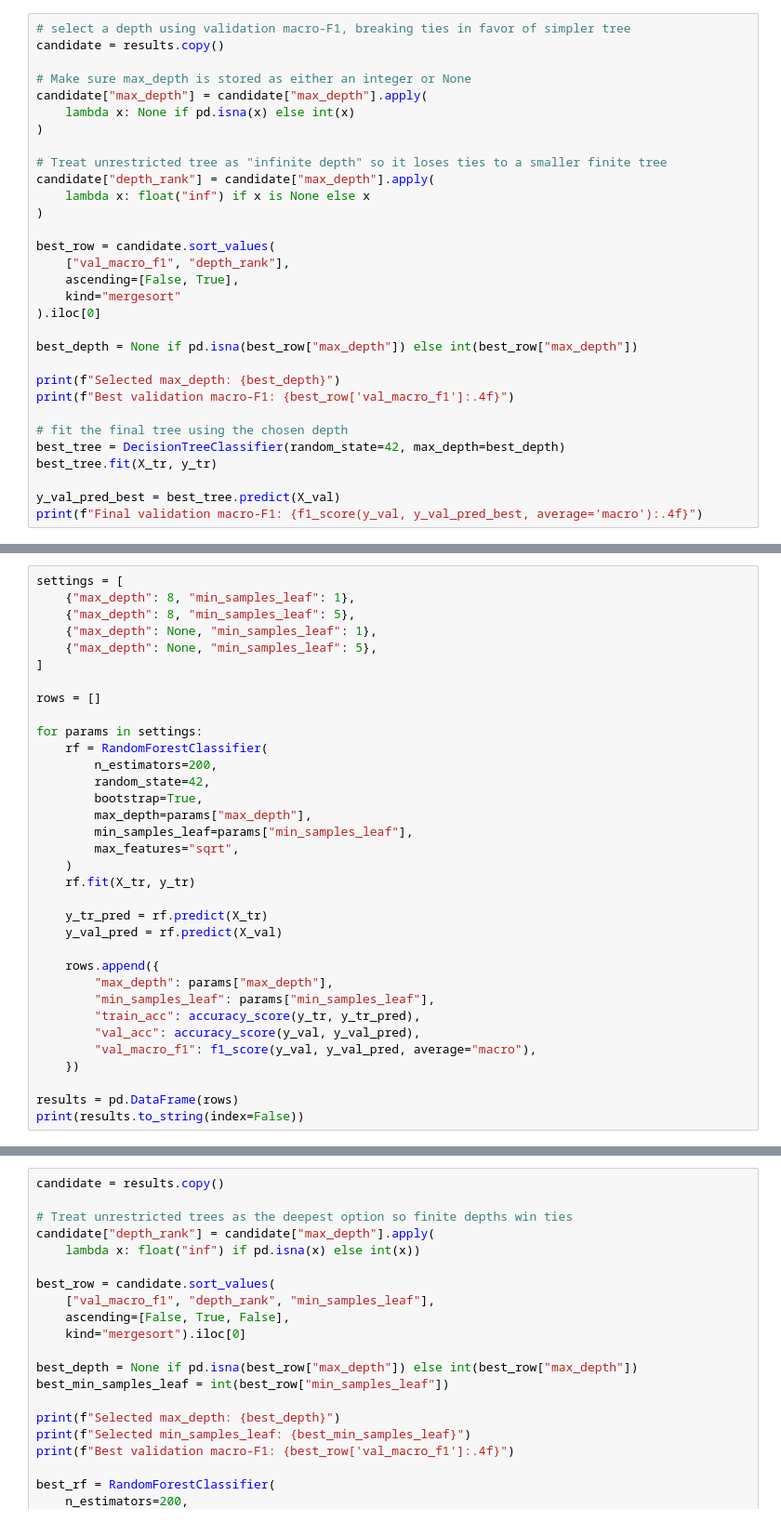
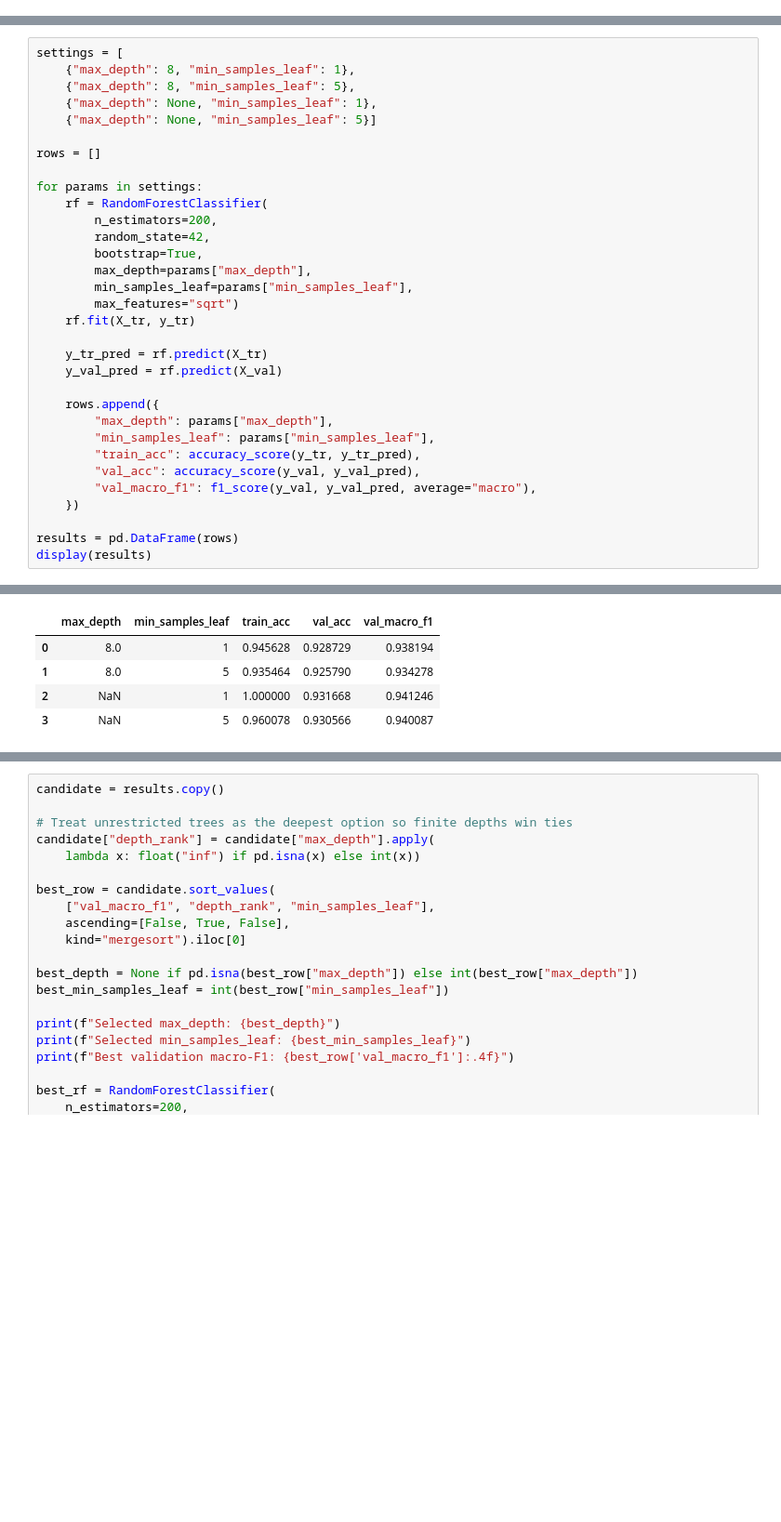
Before and after one commit to codettlaff/CPTS_575, a Jupyter notebook: assignment4/bean.ipynb, the cells around one changed output, grey strips where cells are left out. Shown at 93% size. Drawn from its saved outputs; the diff is of its cells as text; blank space fills up the shorter version.

```diff
--- a/assignment4/bean.ipynb
+++ b/assignment4/bean.ipynb
@@ -131,31 +200,0 @@ The plot shows that as `max_depth` increases, training accuracy keeps rising, bu
-# %%
-# select a depth using validation macro-F1, breaking ties in favor of simpler tree
-candidate = results.copy()
-
-# Make sure max_depth is stored as either an integer or None
-candidate["max_depth"] = candidate["max_depth"].apply(
-    lambda x: None if pd.isna(x) else int(x)
-)
-
-# Treat unrestricted tree as "infinite depth" so it loses ties to a smaller finite tree
-candidate["depth_rank"] = candidate["max_depth"].apply(
-    lambda x: float("inf") if x is None else x
-)
-
-best_row = candidate.sort_values(
-    ["val_macro_f1", "depth_rank"],
-    ascending=[False, True],
-    kind="mergesort"
-).iloc[0]
-
-best_depth = None if pd.isna(best_row["max_depth"]) else int(best_row["max_depth"])
-
-print(f"Selected max_depth: {best_depth}")
-print(f"Best validation macro-F1: {best_row['val_macro_f1']:.4f}")
-
-# fit the final tree using the chosen depth
-best_tree = DecisionTreeClassifier(random_state=42, max_depth=best_depth)
-best_tree.fit(X_tr, y_tr)
-
-y_val_pred_best = best_tree.predict(X_val)
-print(f"Final validation macro-F1: {f1_score(y_val, y_val_pred_best, average='macro'):.4f}")
@@ -172,8 +212,7 @@ settings = [
     {"max_depth": 8, "min_samples_leaf": 1},
     {"max_depth": 8, "min_samples_leaf": 5},
     {"max_depth": None, "min_samples_leaf": 1},
-    {"max_depth": None, "min_samples_leaf": 5},
-]
+    {"max_depth": None, "min_samples_leaf": 5}]
 
 rows = []
 
@@ -184,8 +223,7 @@ for params in settings:
         bootstrap=True,
         max_depth=params["max_depth"],
         min_samples_leaf=params["min_samples_leaf"],
-        max_features="sqrt",
-    )
+        max_features="sqrt")
     rf.fit(X_tr, y_tr)
 
     y_tr_pred = rf.predict(X_tr)
@@ -200,5 +238,5 @@ for params in settings:
     })
 
 results = pd.DataFrame(rows)
-print(results.to_string(index=False))
+display(results)
 # %% [output]
@@ -210 +243,6 @@ print(results.to_string(index=False))
+|  | max_depth | min_samples_leaf | train_acc | val_acc | val_macro_f1 |
+| 0 | 8.0 | 1 | 0.945628 | 0.928729 | 0.938194 |
+| 1 | 8.0 | 5 | 0.935464 | 0.925790 | 0.934278 |
+| 2 | NaN | 1 | 1.000000 | 0.931668 | 0.941246 |
+| 3 | NaN | 5 | 0.960078 | 0.930566 | 0.940087 |
 # %% [markdown]
```
Also changed, not shown: parts of 20 cells of this notebook.
